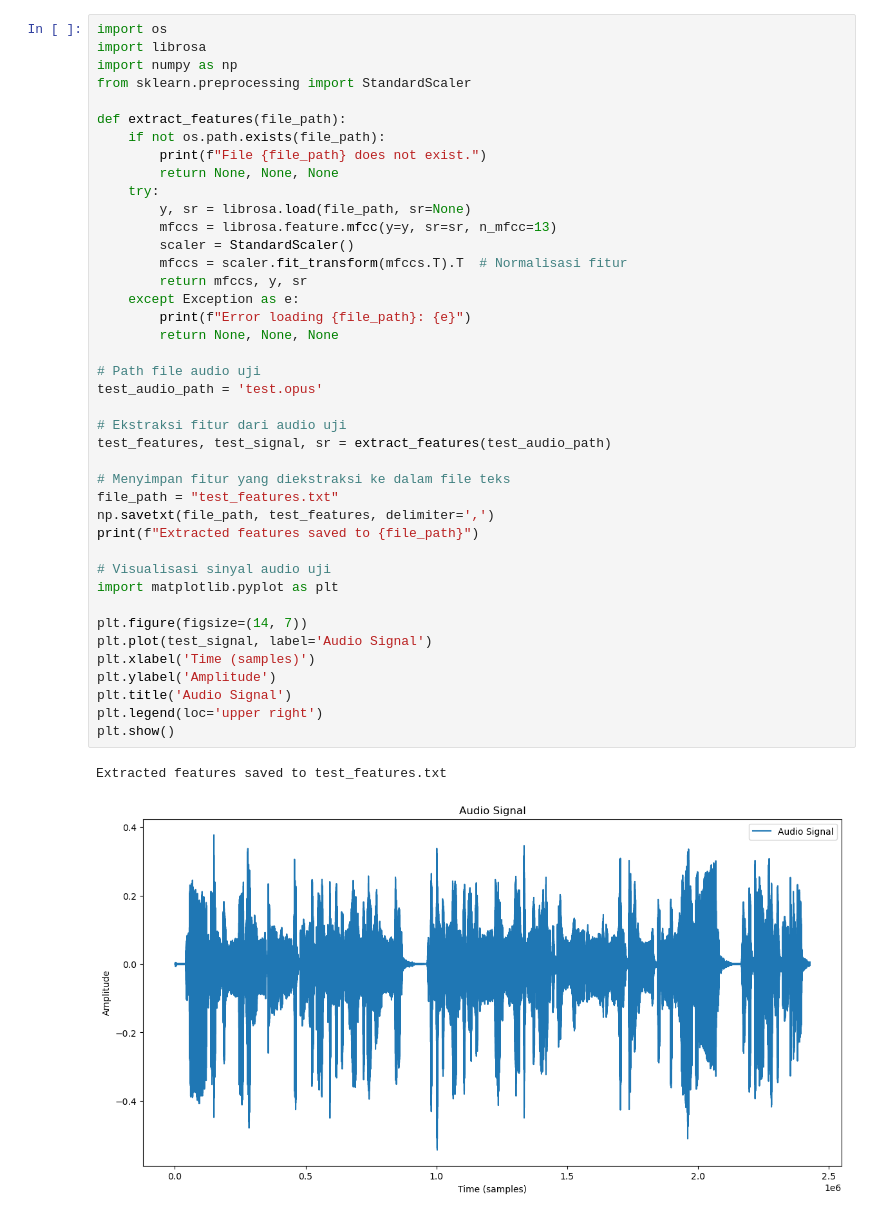
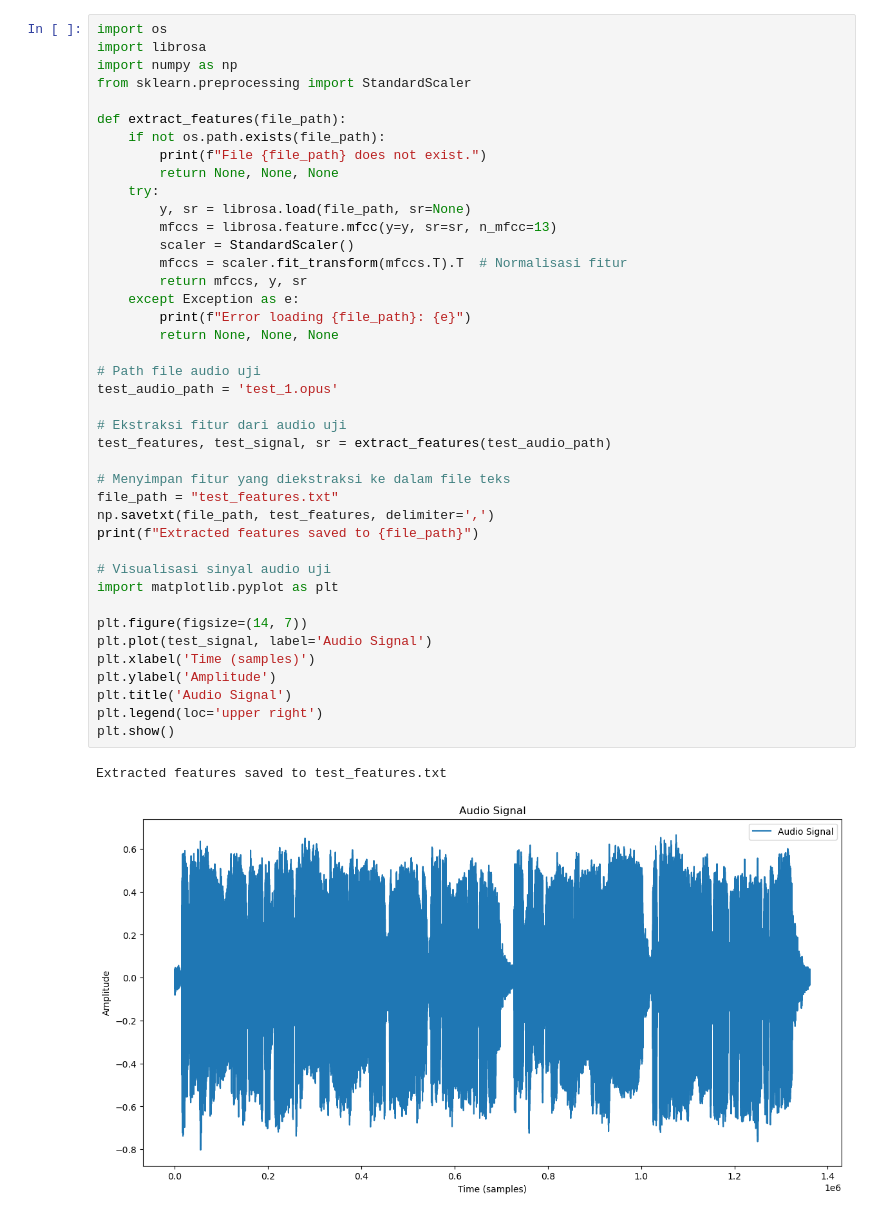
Before and after one commit to hizamruljaen123/audio-tajweed-detection-dtw, a Jupyter notebook: test_audio.ipynb, the cells around one changed output. Drawn from its saved outputs; the diff is of its cells as text.

```diff
--- a/test_audio.ipynb
+++ b/test_audio.ipynb
@@ -13,35 +13,35 @@ def extract_features(file_path):
         mfccs = librosa.feature.mfcc(y=y, sr=sr, n_mfcc=13)
         scaler = StandardScaler()
         mfccs = scaler.fit_transform(mfccs.T).T  # Normalisasi fitur
         return mfccs, y, sr
     except Exception as e:
         print(f"Error loading {file_path}: {e}")
         return None, None, None
 
 # Path file audio uji
-test_audio_path = 'test.opus'
+test_audio_path = 'test_1.opus'
 
 # Ekstraksi fitur dari audio uji
 test_features, test_signal, sr = extract_features(test_audio_path)
 
 # Menyimpan fitur yang diekstraksi ke dalam file teks
 file_path = "test_features.txt"
 np.savetxt(file_path, test_features, delimiter=',')
 print(f"Extracted features saved to {file_path}")
 
 # Visualisasi sinyal audio uji
 import matplotlib.pyplot as plt
 
 plt.figure(figsize=(14, 7))
 plt.plot(test_signal, label='Audio Signal')
 plt.xlabel('Time (samples)')
 plt.ylabel('Amplitude')
 plt.title('Audio Signal')
 plt.legend(loc='upper right')
 plt.show()
 # %% [output]
 Extracted features saved to test_features.txt
-[figure, old version]
+[figure, new version]
 # %%
 from fastdtw import fastdtw
 from scipy.spatial.distance import euclidean
```
Also changed, not shown: parts of 2 cells of this notebook, 2 other files.
